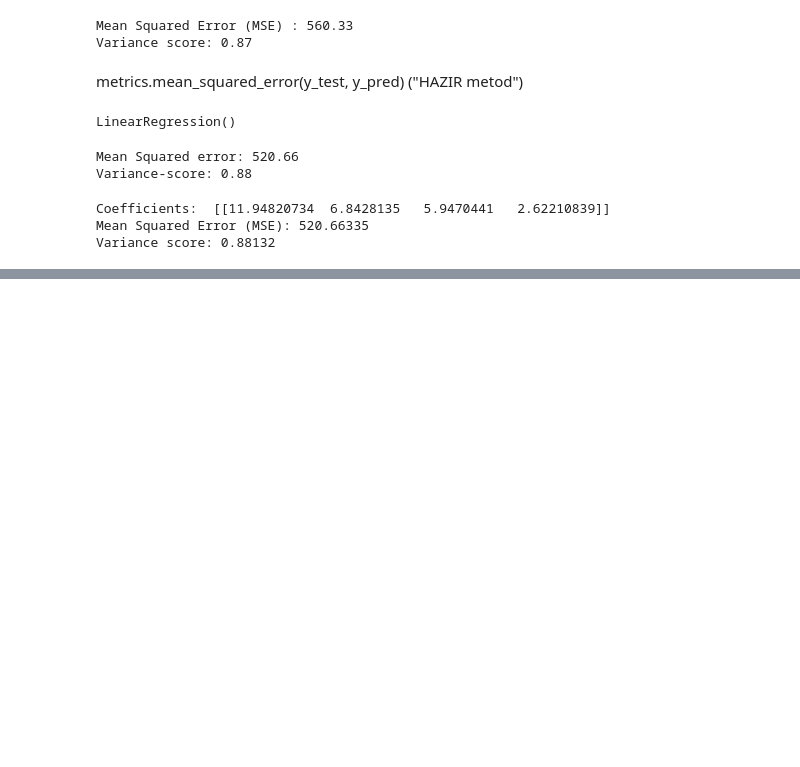
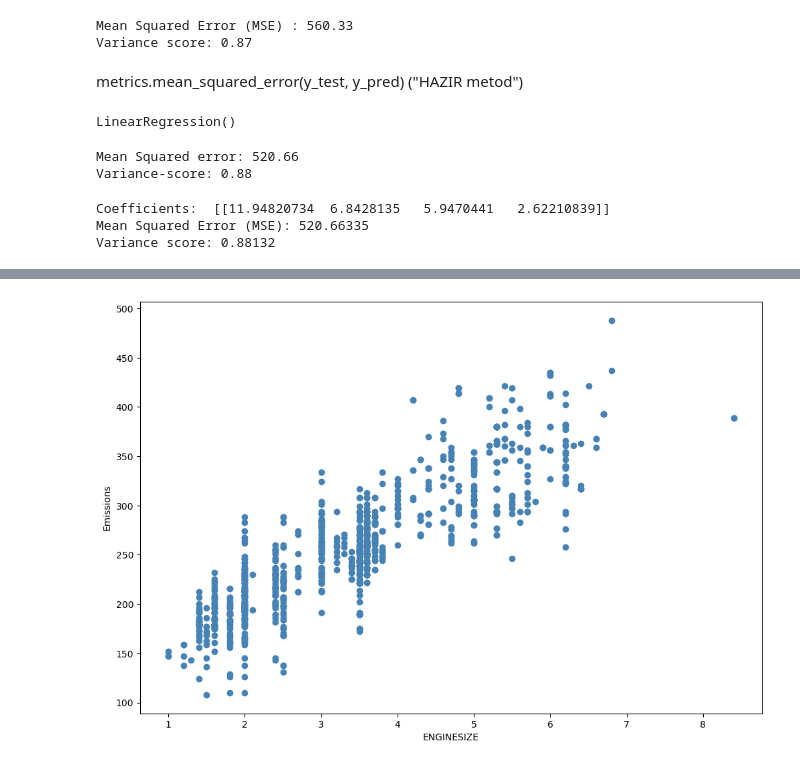
Before and after one commit to dilekilgenn/hafta_6, a Jupyter notebook: Untitled-2.ipynb, the cells around one changed output, grey strips where cells are left out. Drawn from its saved outputs; the diff is of its cells as text; code cells hidden in the pictures; blank space fills up the shorter version.

```diff
--- a/Untitled-2.ipynb
+++ b/Untitled-2.ipynb
@@ -381,0 +384,3 @@ Variance score: 0.88132
+# %%
+cdf = df[['ENGINESIZE','CYLINDERS','FUELCONSUMPTION_COMB','CO2EMISSIONS']]
+cdf.head(9)
@@ -381,0 +398,9 @@ Variance score: 0.88132
+# %%
+plt.rcParams['figure.figsize'] = (12,8)
+
+plt.scatter(cdf.ENGINESIZE, cdf.CO2EMISSIONS, color="steelblue")
+plt.xlabel("ENGINESIZE")
+plt.ylabel("Emissions")
+plt.show()
+# %% [output]
+[figure, added]
```
Also changed, not shown: parts of 28 cells of this notebook, 3 other files.
